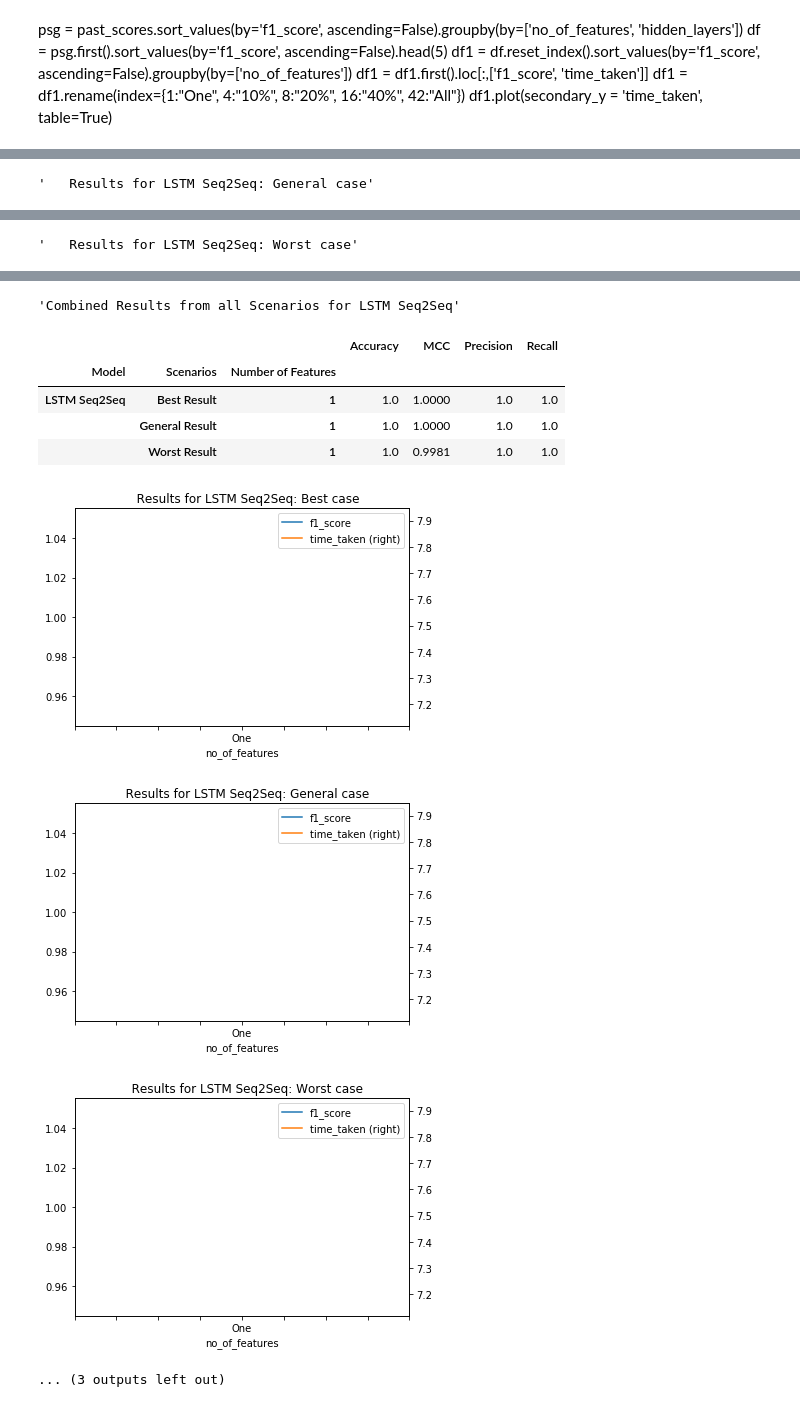
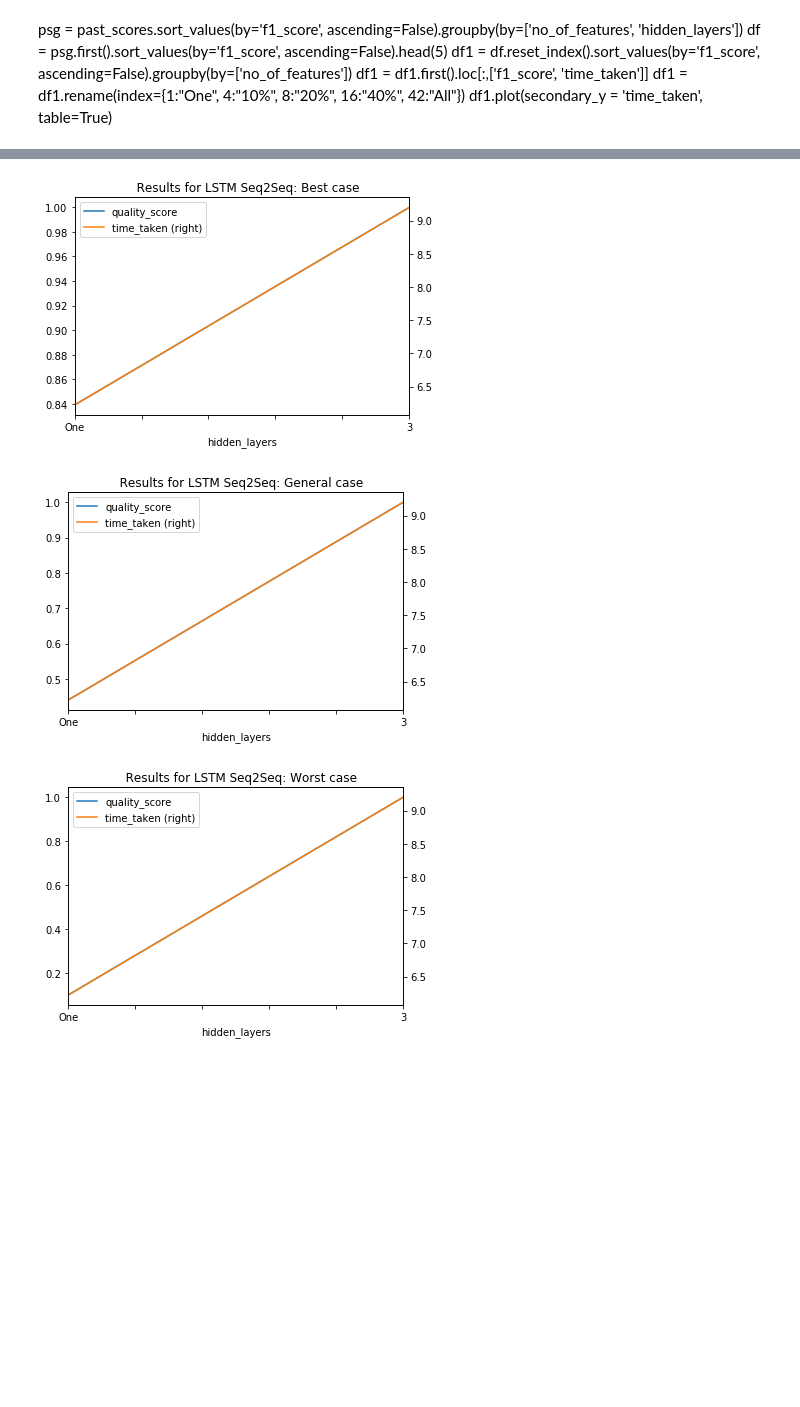
Before and after one commit to rkmalaiya/network_anomaly_detection_deep_learning, a Jupyter notebook: evaluate_scores.ipynb, the cells around one changed output, grey strips where cells are left out. Saved outputs shown, nothing was run; the diff lists cells and outputs as text; code cells hidden in the pictures; blank space fills up the shorter version.

```diff
--- a/evaluate_scores.ipynb
+++ b/evaluate_scores.ipynb
@@ -284,5 +243,5 @@ all_scenarios_vae = evaluate("VAE with Label Generation", past_scores, predictio
 past_scores = pd.read_pickle("dataset/scores/tf_lstm_nsl_kdd-orig_all.pkl")
 predictions = pd.read_pickle("dataset/tf_lstm_nsl_kdd_predictions.pkl")
 # %%
-all_scenarios_lstm = evaluate("LSTM Seq2Seq", past_scores, predictions)
+all_scenarios_lstm = evaluate_lstm("LSTM Seq2Seq", past_scores, predictions)
 # %% [output]
@@ -295 +256,0 @@ all_scenarios_lstm = evaluate("LSTM Seq2Seq", past_scores, predictions)
-'   Results for LSTM Seq2Seq: General case'
@@ -300 +256,0 @@ all_scenarios_lstm = evaluate("LSTM Seq2Seq", past_scores, predictions)
-'   Results for LSTM Seq2Seq: Worst case'
@@ -305,10 +257,3 @@ all_scenarios_lstm = evaluate("LSTM Seq2Seq", past_scores, predictions)
-'Combined Results from all Scenarios for LSTM Seq2Seq'
-|  |  |  | Accuracy | MCC | Precision | Recall |
-| Model | Scenarios | Number of Features |  |  |  |  |
-| LSTM Seq2Seq | Best Result | 1 | 1.0 | 1.0000 | 1.0 | 1.0 |
-|  | General Result | 1 | 1.0 | 1.0000 | 1.0 | 1.0 |
-|  | Worst Result | 1 | 1.0 | 0.9981 | 1.0 | 1.0 |
-[figure, old version]
+[figure, new version]
-[figure, old version]
+[figure, new version]
-[figure, old version]
+[figure, new version]
-... (3 outputs left out)
```
Also changed, not shown: parts of 15 cells of this notebook, 42 other files.
